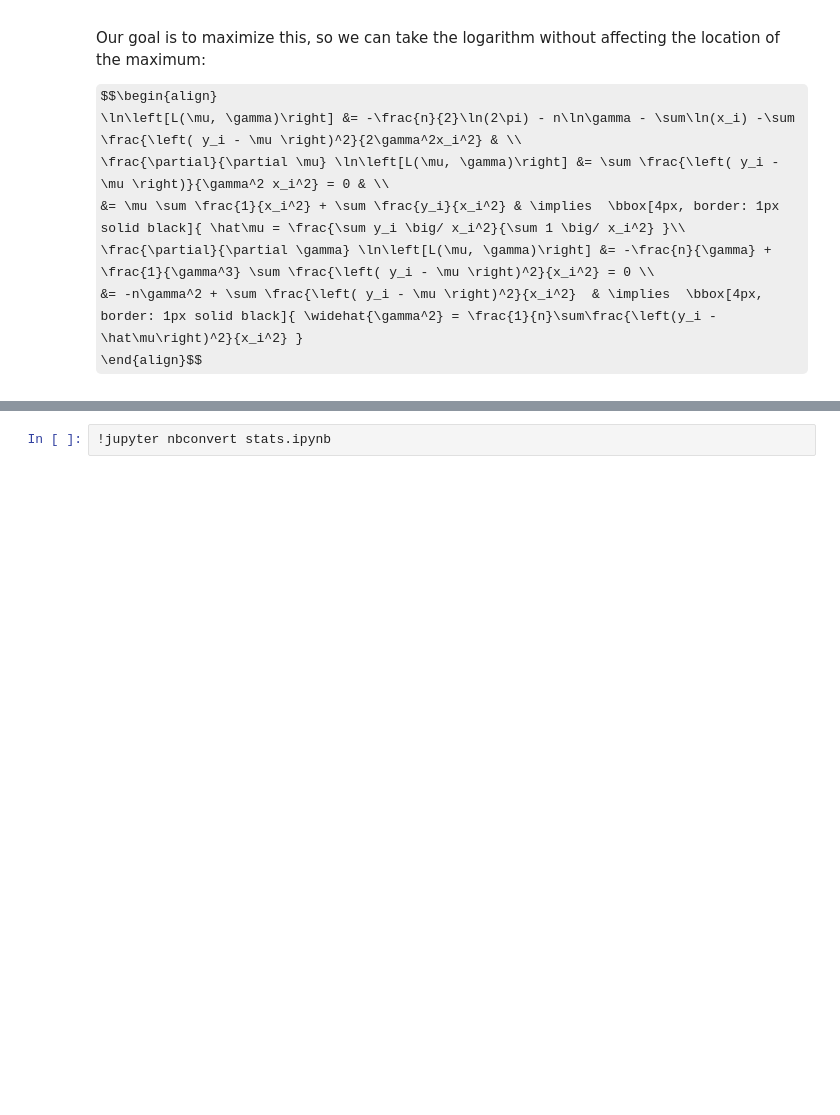
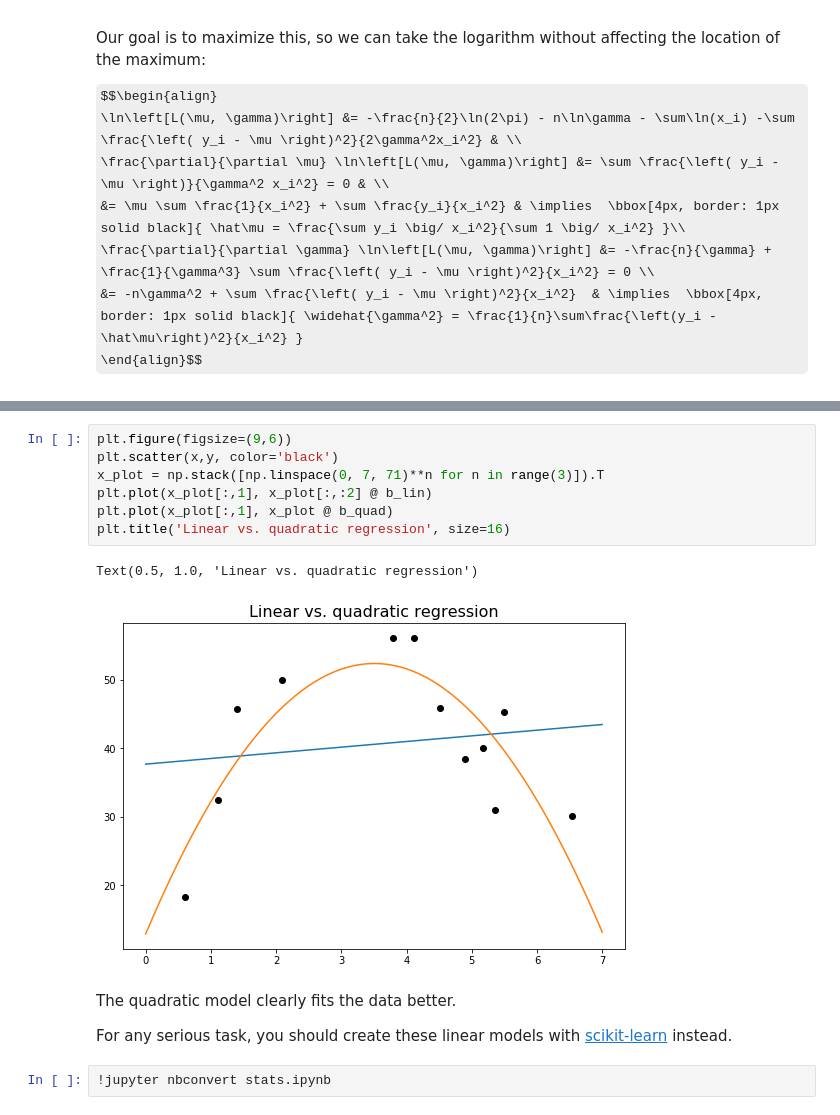
Before and after one commit to maxkapur/maxkapur.github.io, a Jupyter notebook: math/stats.ipynb, the cells around one changed output, grey strips where cells are left out. Cells and saved outputs as stored; diff of their text form; some formulas as TeX source; blank space fills up the shorter version.

```diff
--- a/math/stats.ipynb
+++ b/math/stats.ipynb
@@ -992,3 +1132,17 @@ which is free of both parameters and therefore, by Basu&rsquo;s theorem, indepen
+# %%
+plt.figure(figsize=(9,6))
+plt.scatter(x,y, color='black')
+x_plot = np.stack([np.linspace(0, 7, 71)**n for n in range(3)]).T
+plt.plot(x_plot[:,1], x_plot[:,:2] @ b_lin)
+plt.plot(x_plot[:,1], x_plot @ b_quad)
+plt.title('Linear vs. quadratic regression', size=16)
+# %% [output]
+Text(0.5, 1.0, 'Linear vs. quadratic regression')
+[figure, added]
+# %% [markdown]
+The quadratic model clearly fits the data better.
+
+For any serious task, you should create these linear models with <a href="https://scikit-learn.org/stable/modules/generated/sklearn.linear_model.LinearRegression.html">scikit-learn</a> instead.
 # %%
 !jupyter nbconvert stats.ipynb
 # %% [output]
```
Also changed, not shown: parts of 21 cells of this notebook, 1 other file.
